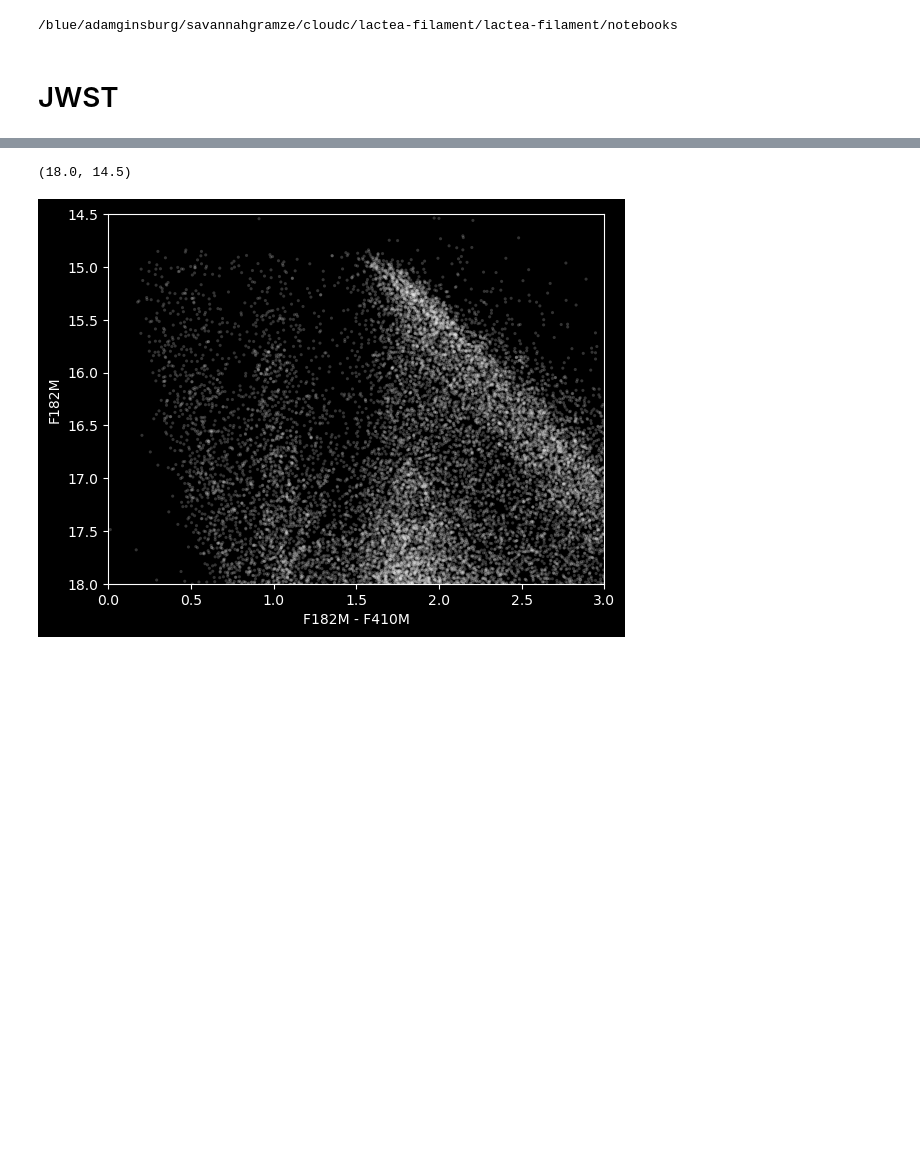
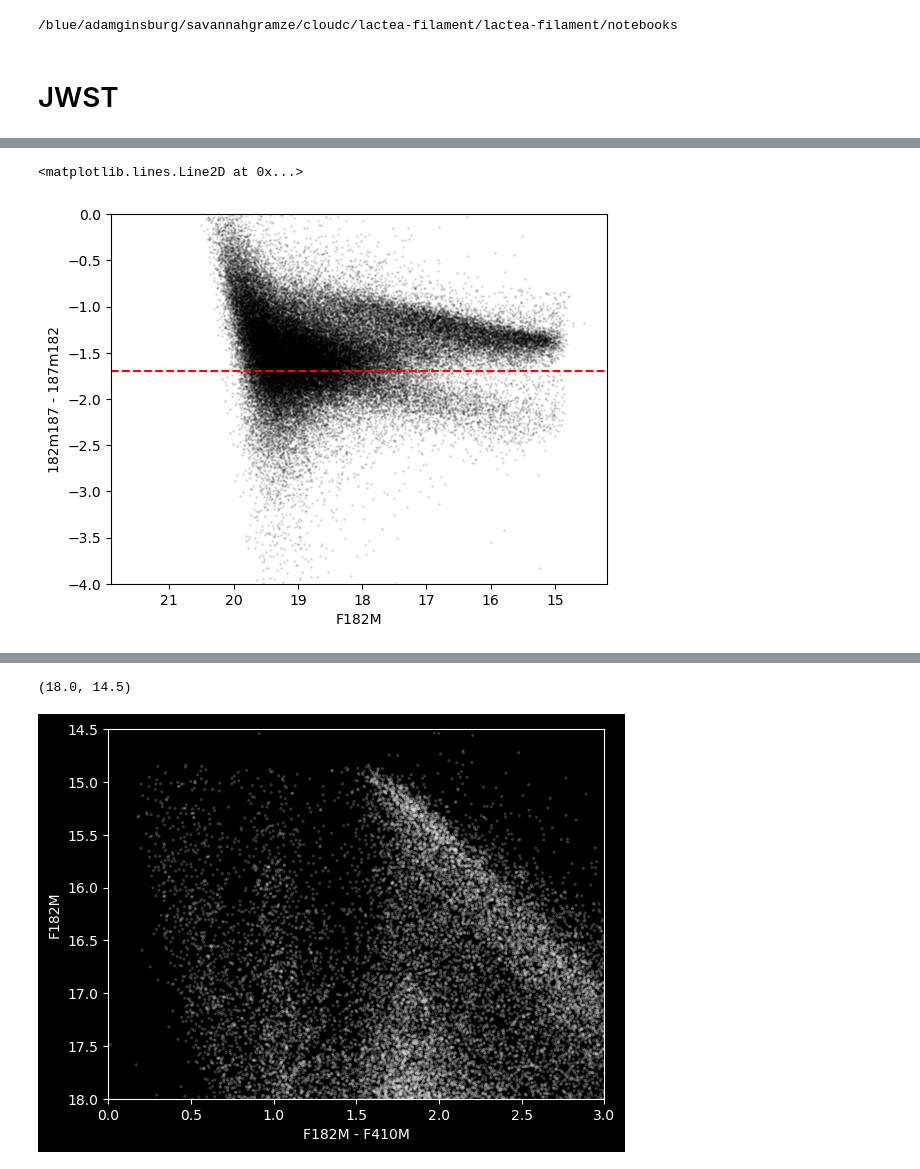
Before and after one commit to SpacialTree/lactea-filament, a Jupyter notebook: lactea-filament/notebooks/filament_cmd.ipynb, the cells around one changed output, grey strips where cells are left out. Saved outputs shown, nothing was run; the diff lists cells and outputs as text; code cells hidden in the pictures; blank space fills up the shorter version.

```diff
--- a/lactea-filament/notebooks/filament_cmd.ipynb
+++ b/lactea-filament/notebooks/filament_cmd.ipynb
@@ -40,0 +55,12 @@ cat_use.plot_CMD('f')
+# %%
+#cat_use.plot_CMD('182m187', '187m182', 'f182m', color='k', s=1, alpha=0.1)
+plt.scatter(cat_use.band('f182m'), cat_use.color('182m187', '187m182'), s=1, alpha=0.1, color='k')
+#plt.scatter(cat_red.band('f182m'), cat_red.color('182m187', '187m182'), s=1, alpha=0.5, color='r')
+plt.xlabel('F182M')
+plt.ylabel('182m187 - 187m182')
+plt.gca().invert_xaxis()
+plt.ylim(-4, 0)
+plt.axhline(-1.7, color='r', ls='--')
+# %% [output]
+<matplotlib.lines.Line2D at 0x...>
+[figure, added]
```
Also changed, not shown: parts of 14 cells of this notebook, 5 other files.
